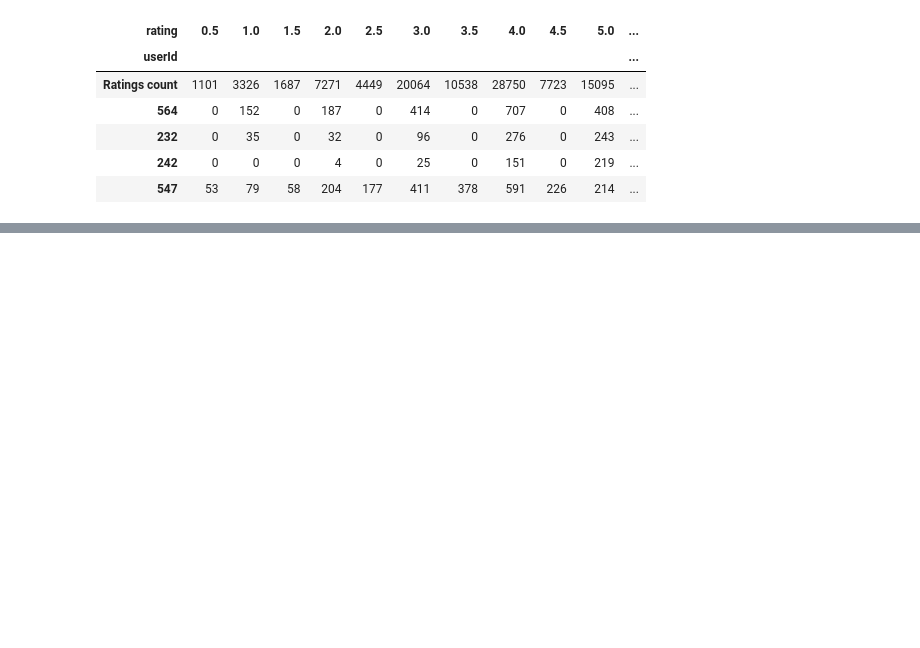
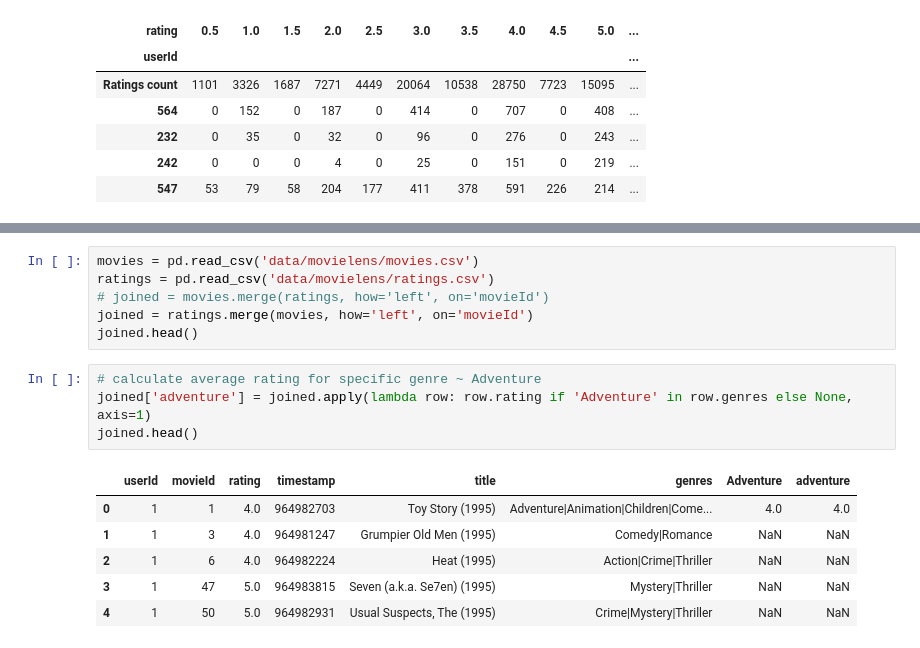
Before and after one commit to Madi-S/Data-Science-Intro, a Jupyter notebook: advanced_pandas_1.ipynb, the cells around one changed output, grey strips where cells are left out. Cells and saved outputs as stored; diff of their text form; blank space fills up the shorter version.

```diff
--- a/advanced_pandas_1.ipynb
+++ b/advanced_pandas_1.ipynb
@@ -211,0 +302,17 @@ ratings_pivot.sort_values(by=5.0, ascending=False).head()
+# %%
+movies = pd.read_csv('data/movielens/movies.csv')
+ratings = pd.read_csv('data/movielens/ratings.csv')
+# joined = movies.merge(ratings, how='left', on='movieId')
+joined = ratings.merge(movies, how='left', on='movieId')
+joined.head()
+# %%
+# calculate average rating for specific genre ~ Adventure
+joined['adventure'] = joined.apply(lambda row: row.rating if 'Adventure' in row.genres else None, axis=1)
+joined.head()
+# %% [output]
+|  | userId | movieId | rating | timestamp | title | genres | Adventure | adventure |
+| 0 | 1 | 1 | 4.0 | 964982703 | Toy Story (1995) | Adventure|Animation|Children|Come... | 4.0 | 4.0 |
+| 1 | 1 | 3 | 4.0 | 964981247 | Grumpier Old Men (1995) | Comedy|Romance | NaN | NaN |
+| 2 | 1 | 6 | 4.0 | 964982224 | Heat (1995) | Action|Crime|Thriller | NaN | NaN |
+| 3 | 1 | 47 | 5.0 | 964983815 | Seven (a.k.a. Se7en) (1995) | Mystery|Thriller | NaN | NaN |
+| 4 | 1 | 50 | 5.0 | 964982931 | Usual Suspects, The (1995) | Crime|Mystery|Thriller | NaN | NaN |
```
Also changed, not shown: parts of 29 cells of this notebook.
